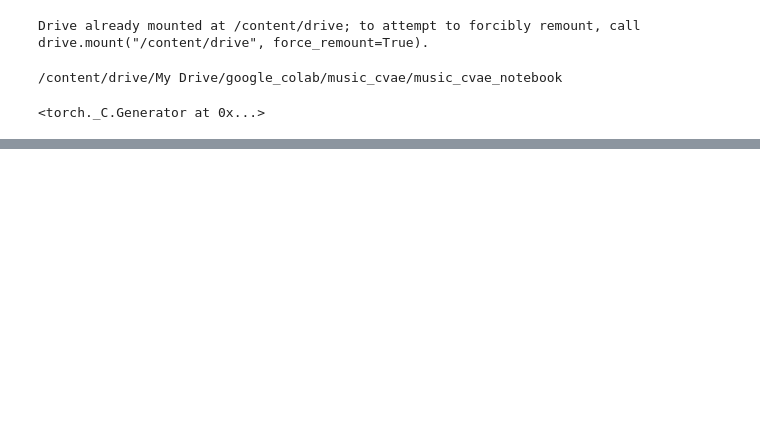
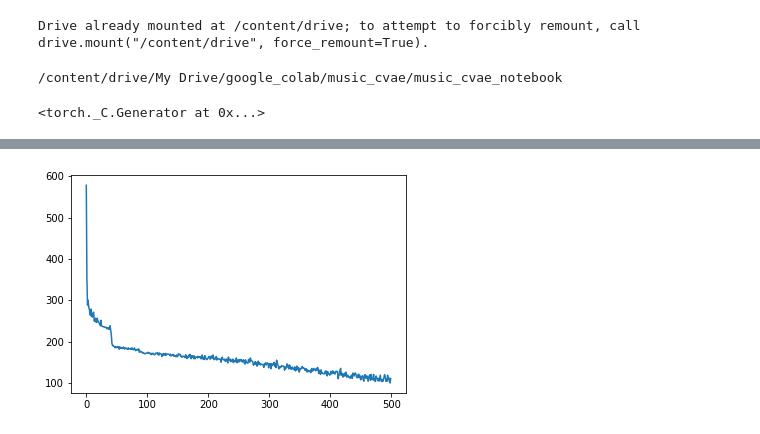
Before and after one commit to shirotakoki/google_colab, a Jupyter notebook: cvae_score_v1_noconditional_fix1.ipynb, the cells around one changed output, grey strips where cells are left out. Cells and saved outputs as stored; diff of their text form; code cells hidden in the pictures; blank space fills up the shorter version.

```diff
--- a/cvae_score_v1_noconditional_fix1.ipynb
+++ b/cvae_score_v1_noconditional_fix1.ipynb
@@ -52,10 +53,10 @@ class VAE(nn.Module):
     def __init__(self,teacher_forcing = False, scheduled_sampling = False):
         super(VAE, self).__init__()
 
-        self.latent_dim = 50
+        self.latent_dim = 128
         self.seq_dim = 16
         self.feature_dim = 12 + 2
-        self.lstm_hidden_dim = 50
+        self.lstm_hidden_dim = 512
         self.input_dim = self.seq_dim*self.feature_dim
         self.fc0 = nn.Linear(self.input_dim, self.input_dim)
         self.fc_lstm1 = nn.LSTM(self.feature_dim ,self.lstm_hidden_dim,batch_first = True,bidirectional = True)
@@ -74,8 +75,11 @@ class VAE(nn.Module):
         self.teacher_forcing = teacher_forcing
         self.scheduled_sampling = scheduled_sampling
 
+    def prob(self, epoch, rate = 4):
+        return 1/(np.exp((epoch/EPOCHS)*rate))
+
     def coinFlip(self, epoch):
-        if (epoch-1)/EPOCHS < rand.random():
+        if self.prob(epoch) < rand.random():
             return True
         else:
             return False
@@ -117,7 +121,7 @@ class VAE(nn.Module):
                                 BATCH_SIZE,
                                 self.latent_dim,
                                 device=device))
-        note = torch.zeros(BATCH_SIZE, 1, self.feature_dim, device=device)
+        note = torch.rand(BATCH_SIZE, 1, self.feature_dim, device=device)
         notes = torch.zeros(BATCH_SIZE,16,self.feature_dim, device=device)
         counter = 0
 
@@ -140,7 +144,7 @@ class VAE(nn.Module):
             note, decoder_hidden = self.decoder(e, decoder_hidden)
 
             aux = self.linear(note)
-            aux = torch.relu(aux)
+            # aux = torch.relu(aux)
             # aux = torch.sigmoid(aux)
 
             notes[:, counter, :] = aux.squeeze()
@@ -176,7 +180,7 @@ class VAE(nn.Module):
         return self.decode(z,x,epoch),mu, logvar
 # %%
 model = VAE(teacher_forcing=True,scheduled_sampling=True).to(device)
-optimizer = optim.Adam(model.parameters(), lr=1e-3)
+optimizer = optim.Adam(model.parameters(), lr=2e-3)
 # %%
 # Reconstruction + KL divergence losses summed over all elements and batch
 def loss_function(recon_x, x, mu, logvar):
@@ -244,10 +248,12 @@ def train(epoch):
                 100. * batch_idx / len(train_loader),
                 loss.item() / len(melody)))
         cnt += 1
+        if batch_idx*BATCH_SIZE >= LIMIT:
+            break
 
     print('====> Epoch: {} Average loss: {:.4f}'.format(
-          epoch, train_loss / len(train_loader.dataset)))
-    return train_loss, train_consonanse_loss
+            epoch, train_loss / len(train_loader.dataset)))
+    return train_loss/BATCH_SIZE, train_consonanse_loss
 # %%
 def out_test():
     model.eval()
@@ -279,7 +285,7 @@ def out_test():
             print(melody_1)
             print(output_1.round(1))
             #output.to_csv('test_out.csv')
-            break
+            return melody_1.values,output_1.round(1).values
 # %%
 if __name__ == "__main__":
     train_flag = True
@@ -297,7 +303,7 @@ if __name__ == "__main__":
             # test(epoch)
         torch.save(model.to('cpu').state_dict(), model_path)
         plt.plot(np.arange(len(loss_array)),loss_array)
-        plt.ylim(0,80)
+        # plt.ylim(0,1000)
         plt.show()
     else:
         model.load_state_dict(torch.load(model_path))
@@ -322,0 +329 @@ Train Epoch: 140 [28768/33609 (86%)]    Loss: 16.905926
+[figure, added]
```
Also changed, not shown: parts of 5 cells of this notebook, 2 other files.
